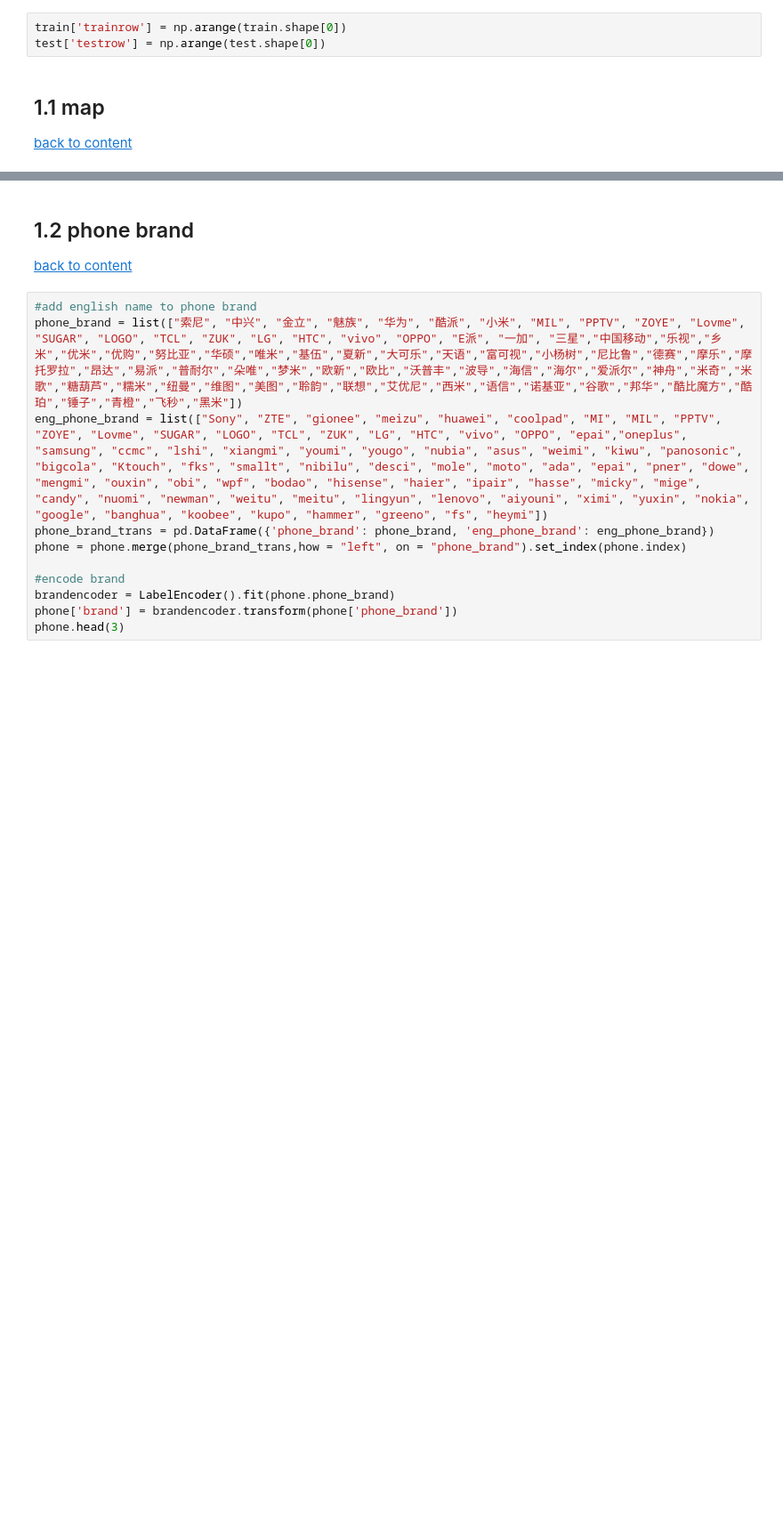
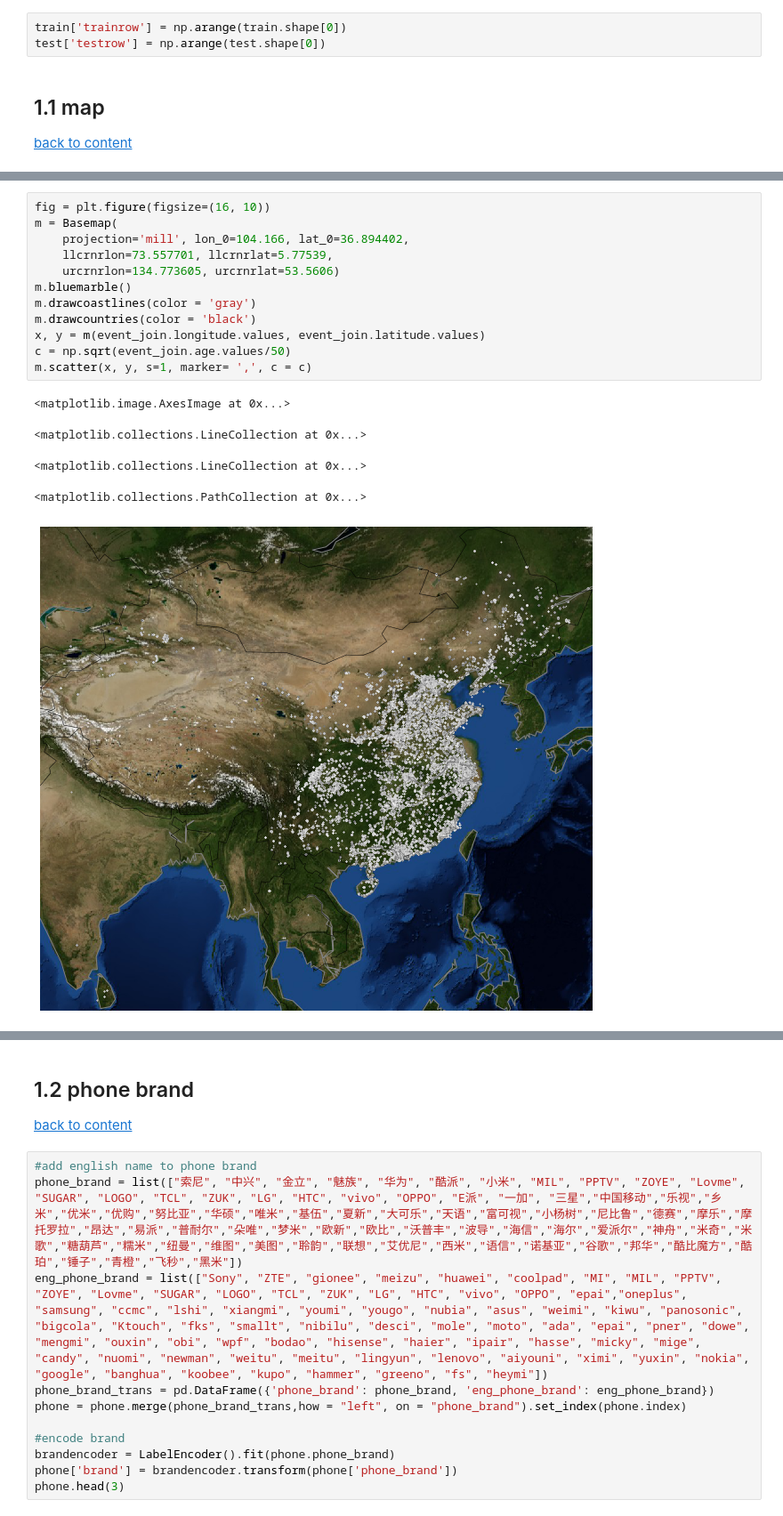
Before and after one commit to yiqingyang75/kaggle-TalkingData-Mobile-User-Demographics, a Jupyter notebook: py/TalkingData Mobile User Demographics - Concise.ipynb, the cells around one changed output, grey strips where cells are left out. Shown at 89% size. Saved outputs shown, nothing was run; the diff lists cells and outputs as text; blank space fills up the shorter version.

```diff
--- a/py/TalkingData Mobile User Demographics - Concise.ipynb
+++ b/py/TalkingData Mobile User Demographics - Concise.ipynb
@@ -97 +164,19 @@ test['testrow'] = np.arange(test.shape[0])
+# %%
+fig = plt.figure(figsize=(16, 10))
+m = Basemap(
+    projection='mill', lon_0=104.166, lat_0=36.894402,
+    llcrnrlon=73.557701, llcrnrlat=5.77539,
+    urcrnrlon=134.773605, urcrnrlat=53.5606)
+m.bluemarble()
+m.drawcoastlines(color = 'gray')
+m.drawcountries(color = 'black')
+x, y = m(event_join.longitude.values, event_join.latitude.values)
+c = np.sqrt(event_join.age.values/50)
+m.scatter(x, y, s=1, marker= ',', c = c)
+# %% [output]
+<matplotlib.image.AxesImage at 0x...>
+<matplotlib.collections.LineCollection at 0x...>
+<matplotlib.collections.LineCollection at 0x...>
+<matplotlib.collections.PathCollection at 0x...>
+[figure, added]
 # %%
```
Also changed, not shown: parts of 18 cells of this notebook.
